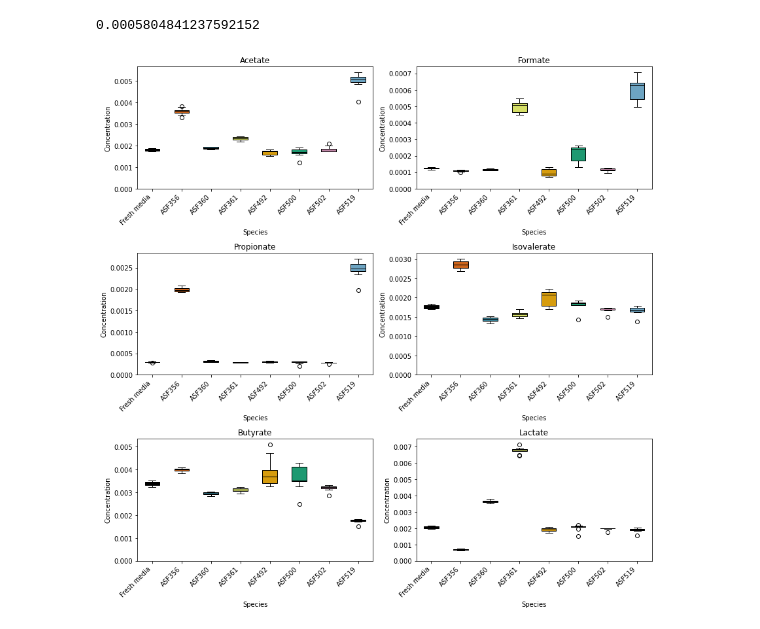
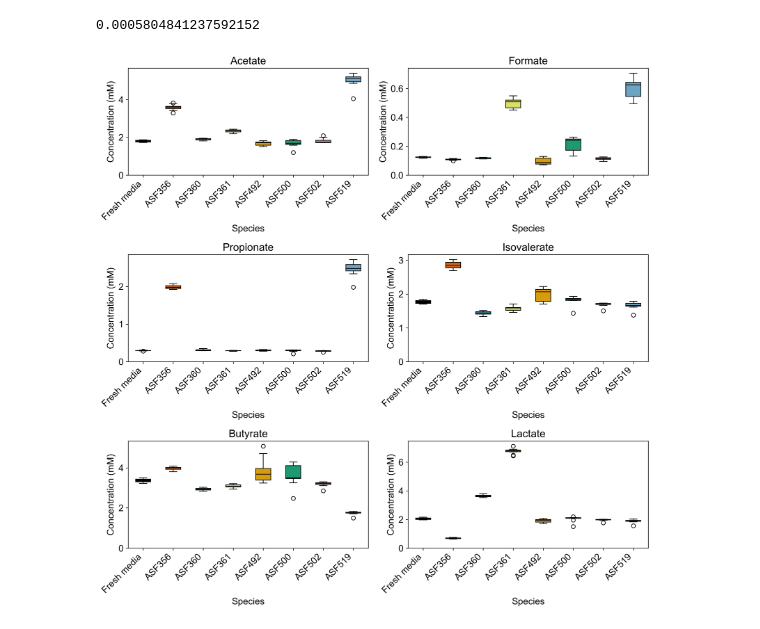
Before and after one commit to gregmedlock/asf_scfa_quantification, a Jupyter notebook: absolute_concentrations.ipynb, the cells around one changed output. Cells and saved outputs as stored; diff of their text form; code cells hidden in the pictures.

Commit message:
converted scale to mM and cleaned labels with increased font size

```diff
--- a/absolute_concentrations.ipynb
+++ b/absolute_concentrations.ipynb
@@ -6,3 +1,30 @@ data = pandas.read_csv('./integrals_with_metadata.txt',sep='\t')
+# %%
+import pandas
+import matplotlib.pyplot as plt
+import numpy as np
+data = pandas.read_csv('./integrals_with_metadata.txt',sep='\t')
+# Matplotlib defaults
+import matplotlib.pyplot as plt
+import matplotlib
+import matplotlib.ticker as mticker
+matplotlib.rcParams["savefig.dpi"] = 300
+matplotlib.rcParams['figure.dpi'] = 300
+#Rivanna fonts should include sans-serif now, but this could still raise an error
+matplotlib.rcParams['font.sans-serif'] = "Arial"
+matplotlib.rcParams['font.family'] = "sans-serif"
+
+SMALLER_SIZE = 8
+SMALL_SIZE = 14
+MEDIUM_SIZE = 16
+BIGGER_SIZE = 16
+
+matplotlib.rc('font', size=SMALL_SIZE)          # controls default text sizes
+matplotlib.rc('axes', titlesize=MEDIUM_SIZE)     # fontsize of the axes title
+matplotlib.rc('axes', labelsize=SMALL_SIZE)    # fontsize of the x and y labels
+matplotlib.rc('xtick', labelsize=SMALL_SIZE)    # fontsize of the tick labels
+matplotlib.rc('ytick', labelsize=SMALL_SIZE)    # fontsize of the tick labels
+matplotlib.rc('legend', fontsize=SMALLER_SIZE)    # legend fontsize
+matplotlib.rc('figure', titlesize=BIGGER_SIZE)  # fontsize of the figure title
 # %%
 data
 # %% [output]
@@ -70,35 +92,34 @@ metabolite_count = 0
 for metabolite in protons.keys():
     concentration = tsp_na_salt_concentration*(monoculture_subset[metabolite] * ratios[metabolite])
     monoculture_subset[metabolite+'_abs_conc'] = concentration
     # generate a boxplot with a panel for each metabolite
     metabolite_df = pandas.pivot_table(monoculture_subset[['species',metabolite+'_abs_conc']],
                values=metabolite+'_abs_conc',
                index='species',
                aggfunc=list)
-    metabolite_values = [np.asarray(x[0]) for x in metabolite_df.values]
+    metabolite_values = [np.asarray(x[0])*1000 for x in metabolite_df.values] # convert to mM
     metabolite_labels = metabolite_df.index.tolist()
     bplots.append(axes[metabolite_count].boxplot(metabolite_values,labels=metabolite_labels,patch_artist=True,medianprops={'color':'black'}))
     axes[metabolite_count].set_ylim(0,1.05*max([max(x) for x in metabolite_values]))
-    axes[metabolite_count].set_ylabel("Concentration")
+    axes[metabolite_count].set_ylabel(r"Concentration (mM)")
     axes[metabolite_count].set_xlabel("Species")
     axes[metabolite_count].set_xticklabels(labels=names,rotation=45,ha="right")
     axes[metabolite_count].set_title(metabolite)
-    #plot horizontal line with mean value from fresh media
-    #axes[metabolite_count].hlines(np.mean(metabolite_df.loc['0'].values[0]))
+
     metabolite_count+=1
 
 colors = [(0,0,0),(205,100,27),(54,131,152),(215,224,103),(215,157,14),(30,154,113),(191,134,166),(109,165,195)]
 colors = [(a/256,b/256,c/256) for (a,b,c) in colors]
 
 for bplot in bplots:
     for patch, color in zip(bplot['boxes'], colors):
         patch.set_facecolor(color)
 
 fig.set_size_inches(12,12)
 fig.tight_layout()
 plt.savefig('./scfa_quantities.svg')
 plt.savefig('./scfa_quantities.png',dpi=300)
 
 plt.show()
 # %% [output]
-[figure, old version]
+[figure, new version]
```
Also changed, not shown: parts of 1 cell of this notebook, 2 other files.
